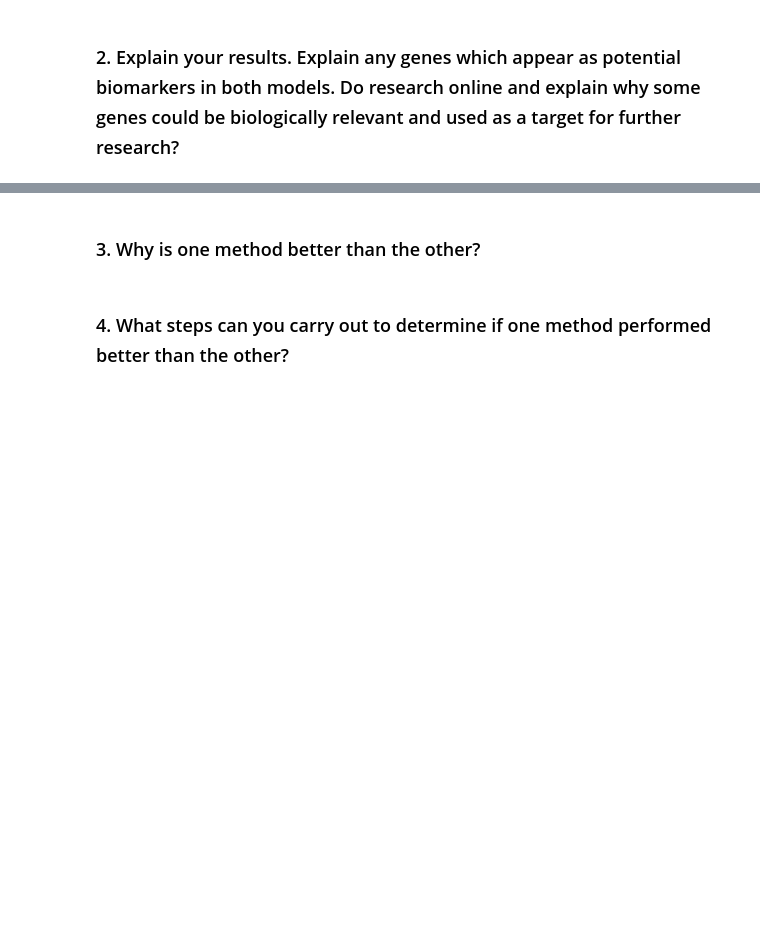
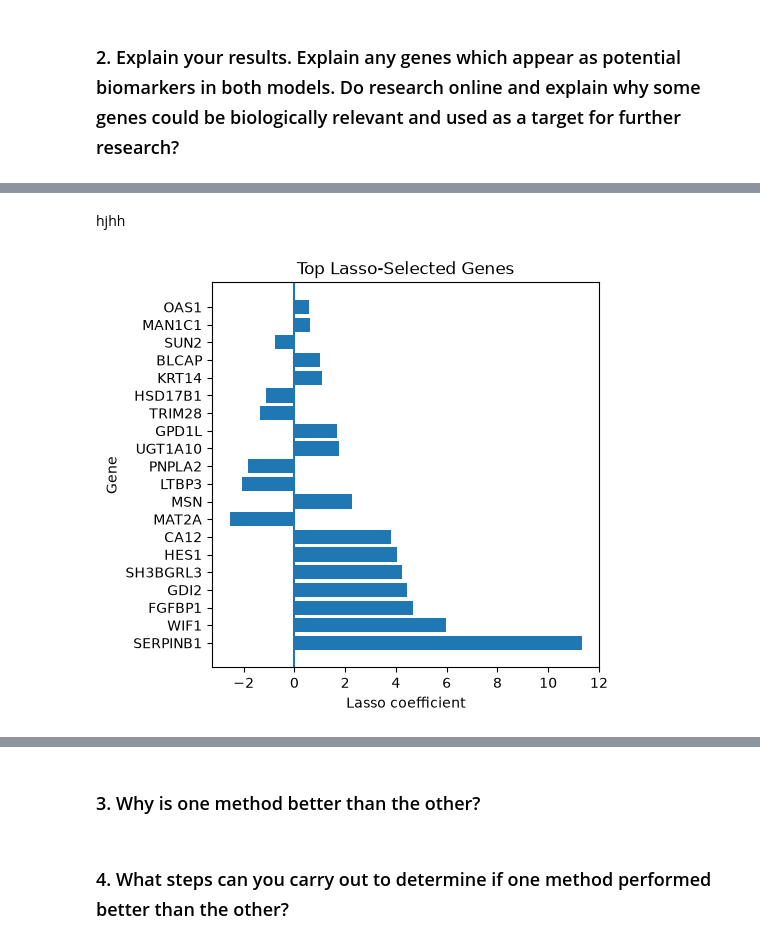
Before and after one commit to Soundarya-0798/Secondary-mibc-survival-biomarkers, a Jupyter notebook: notebooks/Assessment Report - Student's Copy.ipynb, the cells around one changed output, grey strips where cells are left out. Cells and saved outputs as stored; diff of their text form; code cells hidden in the pictures; blank space fills up the shorter version.

```diff
--- a/notebooks/Assessment Report - Student's Copy.ipynb
+++ b/notebooks/Assessment Report - Student's Copy.ipynb
@@ -53,3 +394,10 @@ This is a Linear Regression Problem. Therefore, the end goal is to identify pote
 <h2 style="font-size:18px;">
   * Hint * - For Feature Selection / Potential Biomarkers Identification process, use model.coef_ function.
 </h2>
+# %%
+#Getting lasso Co-efficients
+lassoCoeff = modelLasso.coef_
+
+#Creating table
+lassoCoeffTable = pd.DataFrame({"Gene": X_train.columns, "Coeff": lassoCoeff})
+lassoCoeffTable
@@ -57,3 +441,17 @@ This is a Linear Regression Problem. Therefore, the end goal is to identify pote
 <h2 style="font-size:18px;">
   1.For Lasso Regression, identify genes whose coefficients are not 0. For Ridge Regression, rank the genes in order of importance, with most important on top.
 </h2>
+# %%
+#Removing Zeros lasso model
+lassoSelected = lassoCoeffTable[lassoCoeffTable["Coeff"] != 0]
+
+#Converting to absolute value
+lassoSelected["absCoeff"] = lassoSelected["Coeff"].abs()
+
+#Sorting in Descending order
+lassoSelected = lassoSelected.sort_values("absCoeff", ascending=False)
+
+#Selecting top genes
+lassoSelected = lassoSelected.head(20)
+
+lassoSelected
@@ -63,0 +533,15 @@ This is a Linear Regression Problem. Therefore, the end goal is to identify pote
+# %% [markdown]
+hjhh
+# %%
+#Visualization of top biomarker genes-lasso plot
+plt.figure(figsize=(5,5))
+plt.barh(lassoSelected.head(20)["Gene"],lassoSelected.head(20)["Coeff"])
+
+plt.xlabel("Lasso coefficient")
+plt.ylabel("Gene")
+plt.title("Top Lasso-Selected Genes")
+
+plt.axvline(0)
+plt.show()
+# %% [output]
+[figure, added]
```
Also changed, not shown: parts of 34 cells of this notebook.
